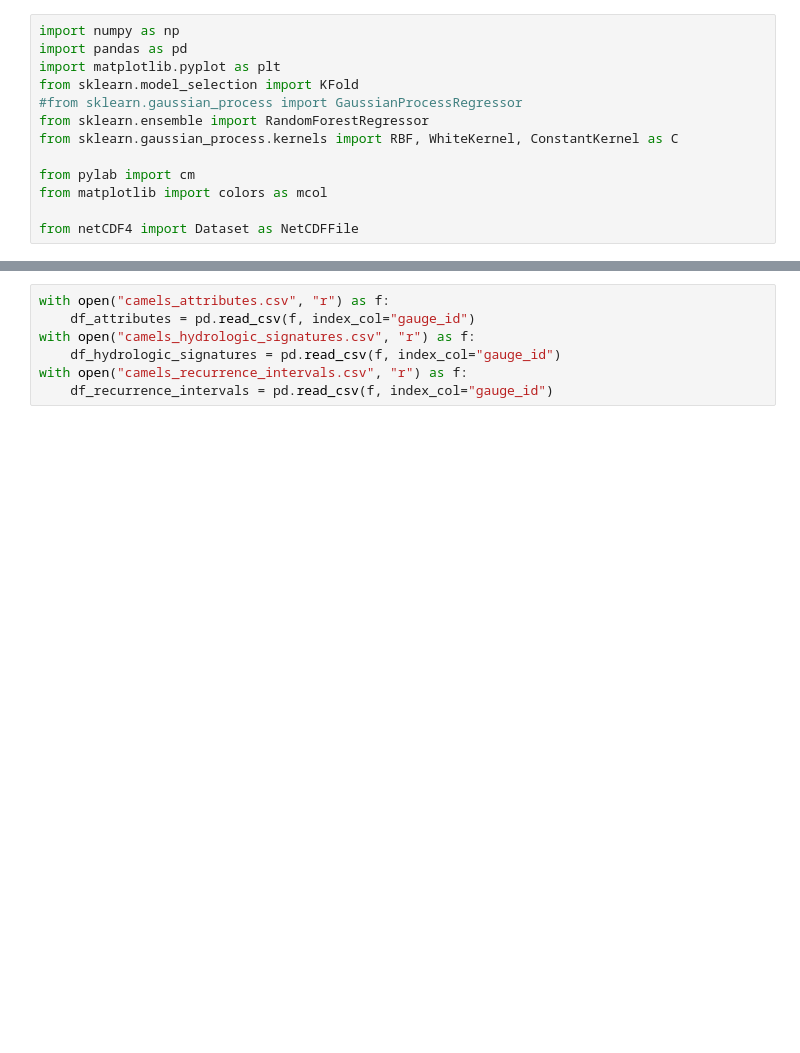
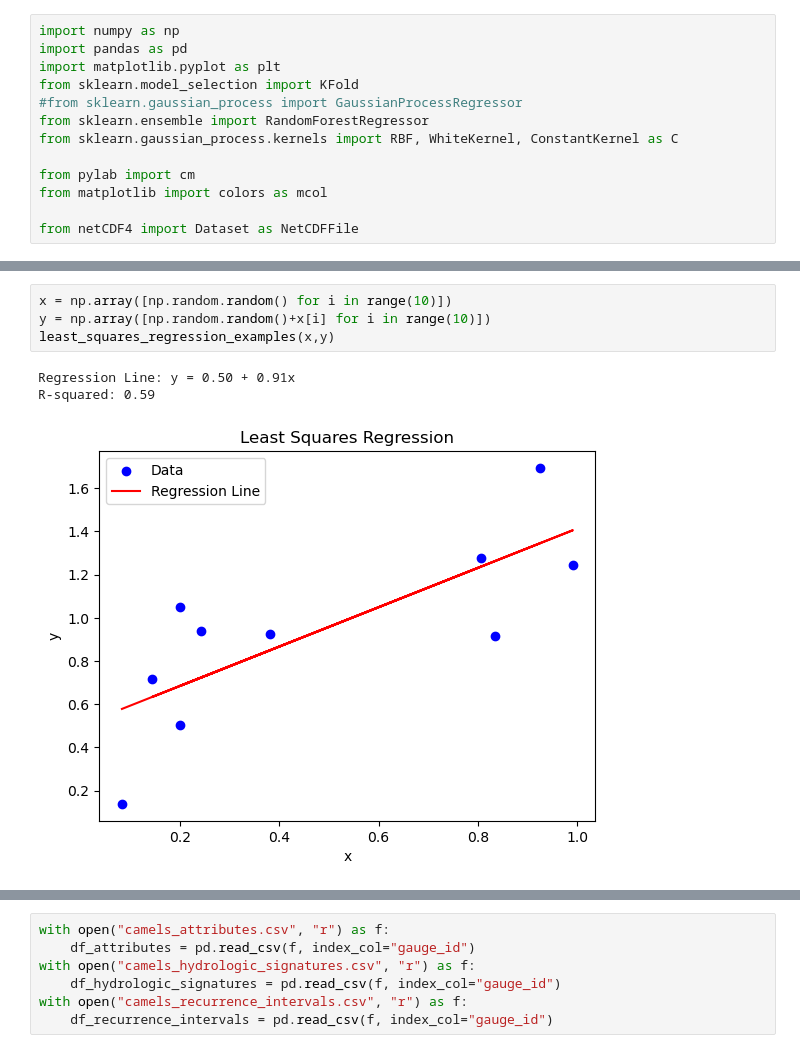
Before and after one commit to NWC-CUAHSI-Summer-Institute/data_science_principals, a Jupyter notebook: 04_regression/regression_models.ipynb, the cells around one changed output, grey strips where cells are left out. Saved outputs shown, nothing was run; the diff lists cells and outputs as text; blank space fills up the shorter version.

```diff
--- a/04_regression/regression_models.ipynb
+++ b/04_regression/regression_models.ipynb
@@ -15,0 +71,8 @@ from netCDF4 import Dataset as NetCDFFile
+# %%
+x = np.array([np.random.random() for i in range(10)])
+y = np.array([np.random.random()+x[i] for i in range(10)])
+least_squares_regression_examples(x,y)
+# %% [output]
+Regression Line: y = 0.50 + 0.91x
+R-squared: 0.59
+[figure, added]
```
Also changed, not shown: parts of 6 cells of this notebook, 3 other files.
